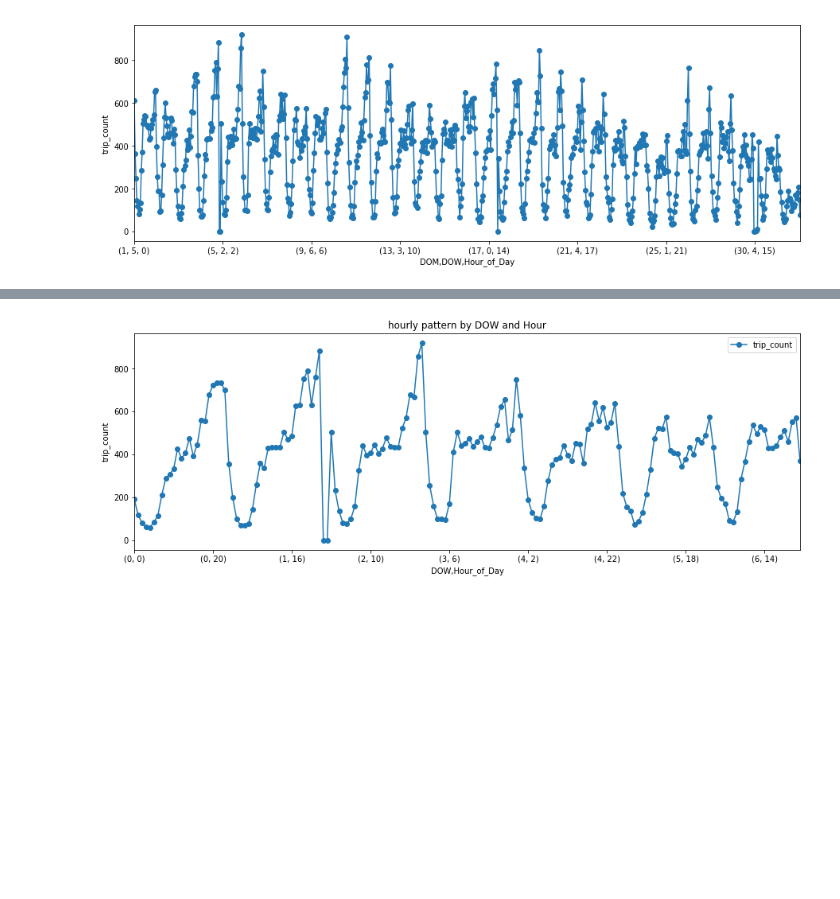
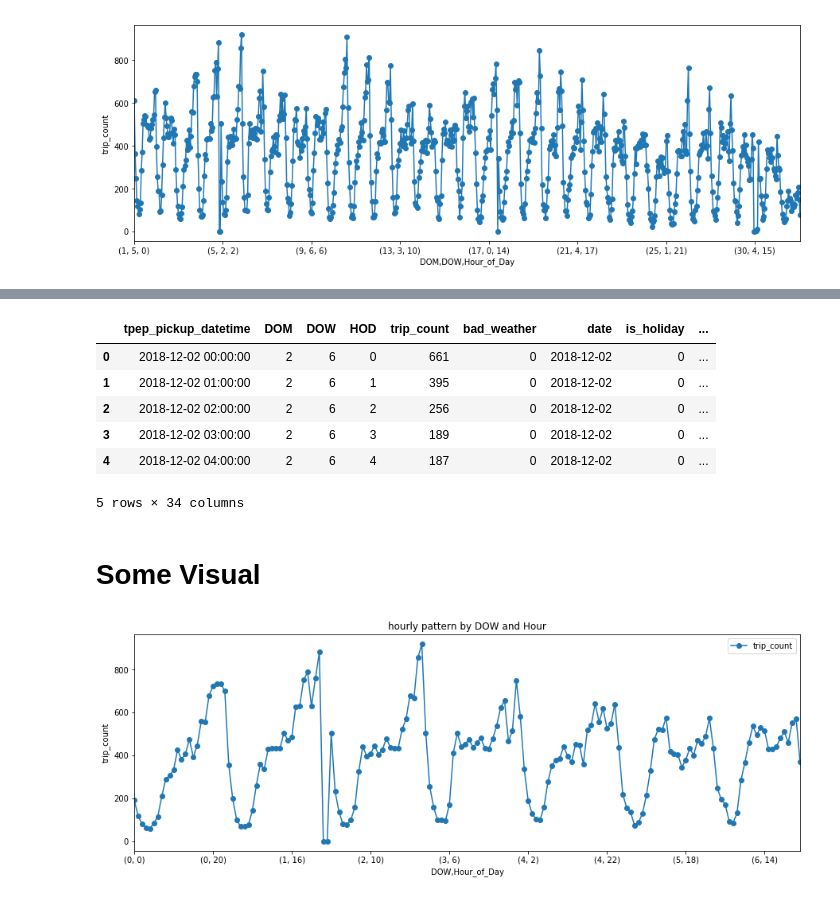
Before and after one commit to ChenjieSU/ADS_project, a Jupyter notebook: feature_extraction.ipynb, the cells around one changed output, grey strips where cells are left out. Saved outputs shown, nothing was run; the diff lists cells and outputs as text; code cells hidden in the pictures; blank space fills up the shorter version.

```diff
--- a/feature_extraction.ipynb
+++ b/feature_extraction.ipynb
@@ -132,3 +203,23 @@ Timesquare_hourly_count.head()
+# %%
+# Incorporate lags
+maxlag = 24
+lagdata=pd.DataFrame([])
+for lag in range(1,maxlag+1):
+        varname = 'lag' + str(lag)
+        lagdata[varname] = Timesquare_hourly_count['trip_count'].iloc[maxlag-lag:len(Timesquare_hourly_count)-lag].reset_index(drop = True)
+Timesquare_hourly_count_L = pd.concat([Timesquare_hourly_count.loc[maxlag:].reset_index(drop = True), lagdata.reset_index(drop = True)], axis = 1, sort = False)
+# %%
+Timesquare_hourly_count_L.head()
+# %% [output]
+|  | tpep_pickup_datetime | DOM | DOW | HOD | trip_count | bad_weather | date | is_holiday | ... |
+| 0 | 2018-12-02 00:00:00 | 2 | 6 | 0 | 661 | 0 | 2018-12-02 | 0 | ... |
+| 1 | 2018-12-02 01:00:00 | 2 | 6 | 1 | 395 | 0 | 2018-12-02 | 0 | ... |
+| 2 | 2018-12-02 02:00:00 | 2 | 6 | 2 | 256 | 0 | 2018-12-02 | 0 | ... |
+| 3 | 2018-12-02 03:00:00 | 2 | 6 | 3 | 189 | 0 | 2018-12-02 | 0 | ... |
+| 4 | 2018-12-02 04:00:00 | 2 | 6 | 4 | 187 | 0 | 2018-12-02 | 0 | ... |
+5 rows × 34 columns
+# %% [markdown]
+#  Some Visual
 # %%
 # December starts on Saturday
 def dailyvisual(start,end):
```
Also changed, not shown: parts of 28 cells of this notebook.
